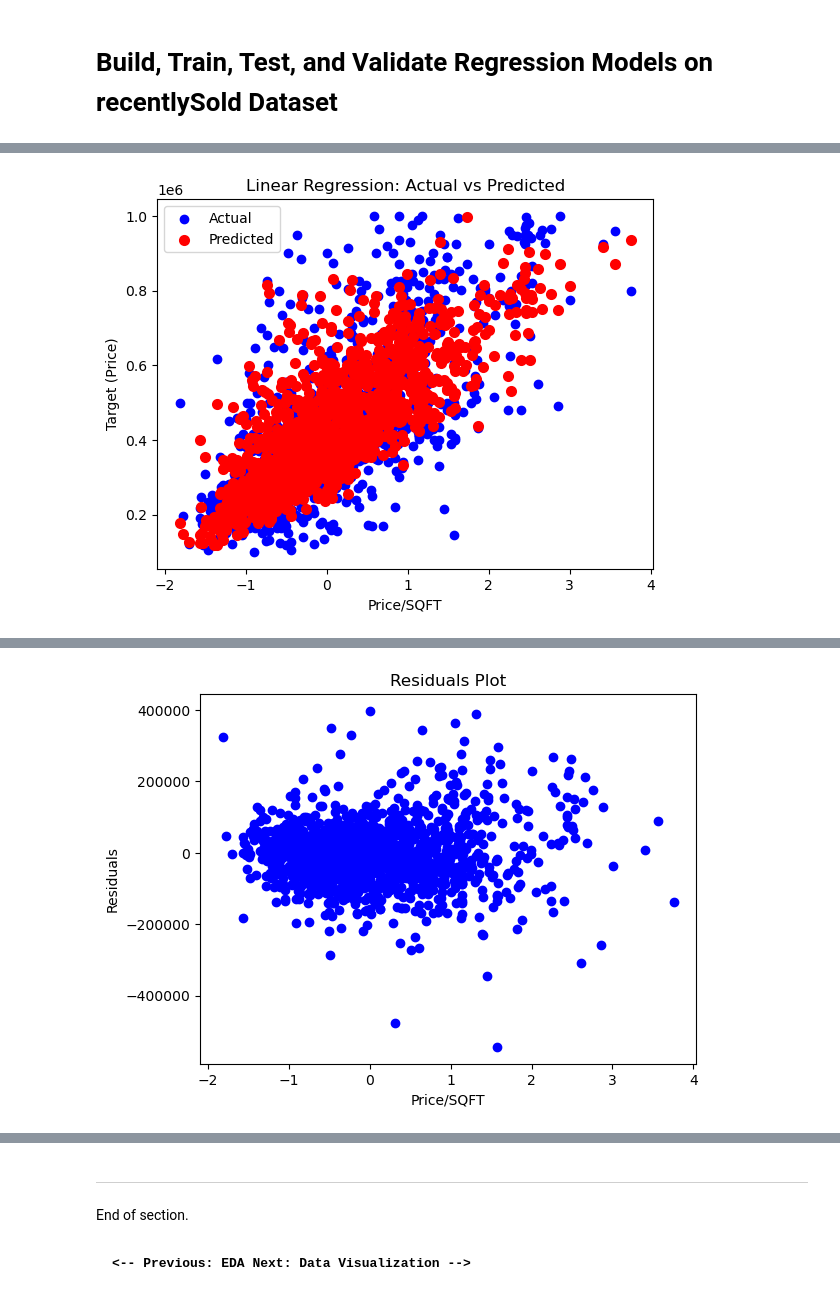
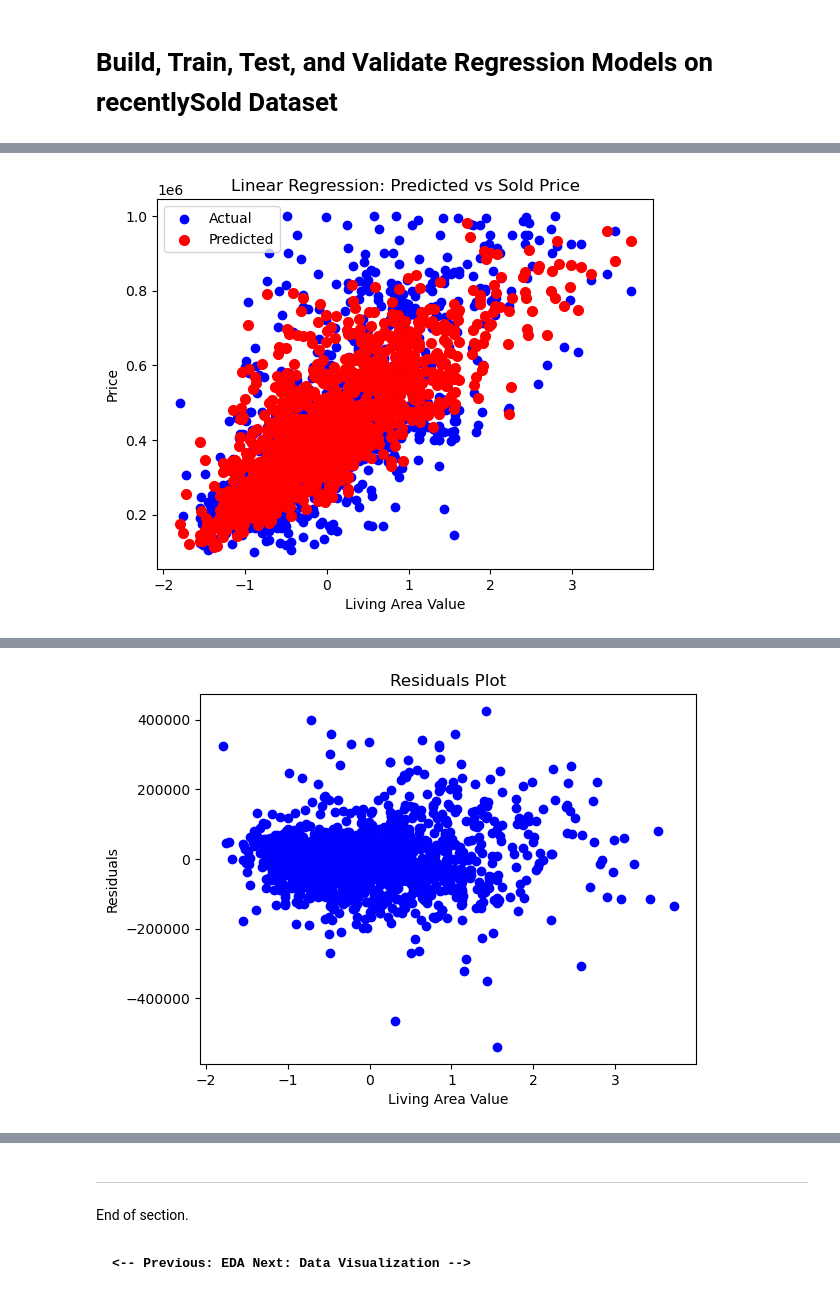
Before and after one commit to Jonathan-Tiede/RealEstate_Recommender, a Jupyter notebook: dataPrediction.ipynb, the cells around one changed output, grey strips where cells are left out. Drawn from its saved outputs; the diff is of its cells as text; code cells hidden in the pictures.

```diff
--- a/dataPrediction.ipynb
+++ b/dataPrediction.ipynb
@@ -445,7 +401,16 @@ X_train, X_test, y_train, y_test = train_test_split(X_recentlySold, y_recentlySo
 - GET RID OF ZIPCODE AND REPLACE WITH VALUES SUCH AS POPULATION, AVERAGE INCOME, AVERAGE FAMILY SIZE, ETC.
 '''
 
-scaler = RobustScaler()
-X_train.iloc[:,0:11] = scaler.fit_transform(X_train.iloc[:,0:11]) # Make sure no dummy features are present here.
-X_test.iloc[:,0:11] = scaler.transform(X_test.iloc[:,0:11])
-X_forSale.iloc[:,0:11] = scaler.transform(X_forSale.iloc[:,0:11])
+scaler_x = RobustScaler()
+X_train.iloc[:,0:11] = scaler_x.fit_transform(X_train.iloc[:,0:11]) # Make sure no dummy features are present here.
+X_test.iloc[:,0:11] = scaler_x.transform(X_test.iloc[:,0:11])
+X_forSale.iloc[:,0:11] = scaler_x.transform(X_forSale.iloc[:,0:11])
+
+'''Currently not working'''
+# y_train = y_train.values
+# y_test = y_test.values
+# y_forSale = y_forSale.values
+# scaler_y = RobustScaler()
+# y_train = scaler_y.fit_transform(y_train.reshape(len(y_train), 1))
+# y_test = scaler_y.transform(y_test.reshape(len(y_test), 1))
+# y_forSale = scaler_y.transform(y_forSale.reshape(len(y_forSale), 1))
@@ -478,81 +426,67 @@ MODEL.append('Linear Regression')
 # Build, train, and test the model
 parameters = {'fit_intercept':[True, False]}
 lr = LinearRegression()
-rkf = RepeatedKFold(n_splits=10, n_repeats=10, random_state=42)
-linReg = GridSearchCV(estimator=lr, param_grid=parameters, cv=rkf, scoring='neg_root_mean_squared_error')
+rkf = RepeatedKFold(n_splits=5, n_repeats=10, random_state=42)
+linReg = GridSearchCV(estimator=lr, param_grid=parameters, cv=rkf, scoring='r2')
 linReg.fit(X_train, y_train)
 y_pred = linReg.predict(X_test)
 
-# Visualize the results
-plt.scatter(X_test.iloc[:,1], y_test, color='blue', label='Actual')
-plt.scatter(X_test.iloc[:,1], y_pred, color='red', linewidth=2, label='Predicted')
-plt.xlabel('Price/SQFT')
-plt.ylabel('Target (Price)')
-plt.title('Linear Regression: Actual vs Predicted')
-plt.legend()
-plt.show()
+
 
 # Validate the model
-print("Tuned Hyperparameters :(Best Parameters) ",linReg.best_params_)
-print("Training R_Squared:",linReg.best_score_) # this value is the best score on TRAINING data!!
-Training_R2.append(linReg.best_score_)
+print("Tuned Hyperparameters: ",linReg.best_params_)
+print('')
+
 print('Training Metrics:')
-
-score_lr = linReg.score(X_train, y_train) # this value is the best score on TESTING data!!
-print("Testing R_Squared: ", score_lr)
-score_lr = mean_squared_error(y_train, linReg.predict(X_train))
-print("MSE: ", score_lr)
-MSE.append(score_lr)
-score_lr = np.sqrt(score_lr)
-print("RMSE: ", score_lr)
-RMSE.append(score_lr)
+score_lr = linReg.score(X_train, y_train)
+print("Training R_Squared: ", score_lr)
+Training_R2.append(score_lr)
 score_lr = mean_absolute_error(y_train, linReg.predict(X_train))
 print("MAE: ", score_lr)
 MAE.append(score_lr)
 score_lr = mean_absolute_percentage_error(y_train, linReg.predict(X_train))
 print("MAPE: ", score_lr)
 MAPE.append(score_lr)
-# score_lr = mean_squared_log_error(y_train, linReg.predict(X_train))
-# print("MSLE: ", score_lr)
-MSLE.append(None)
 score_lr = r2_score(y_train, linReg.predict(X_train))
 n = len(y_train)
 k = X_train.shape[1]
 score_lr = 1 - ((1-score_lr) * (n-1) / (n-k-1))
 print("Adjusted R2 Score: ", score_lr)
+ATraining_R2.append(score_lr)
 print('')
 
 print('Test Metrics:')
 score_lr = linReg.score(X_test, y_test) # this value is the best score on TESTING data!!
 print("Testing R_Squared: ", score_lr)
 Testing_R2.append(score_lr)
-score_lr = mean_squared_error(y_test, y_pred)
-print("MSE: ", score_lr)
-tMSE.append(score_lr)
-score_lr = np.sqrt(score_lr)
-print("RMSE: ", score_lr)
-tRMSE.append(score_lr)
 score_lr = mean_absolute_error(y_test, y_pred)
 print("MAE: ", score_lr)
 tMAE.append(score_lr)
 score_lr = mean_absolute_percentage_error(y_test, y_pred)
 print("MAPE: ", score_lr)
 tMAPE.append(score_lr)
-# score_lr = mean_squared_log_error(y_test, y_pred)
-# print("MSLE: ", score_lr)
-tMSLE.append(score_lr)
 score_lr = r2_score(y_test, y_pred)
 n = len(y_test)
 k = X_test.shape[1]
 score_lr = 1 - ((1-score_lr) * (n-1) / (n-k-1))
 print("Adjusted R2 Score: ", score_lr)
+ATesting_R2.append(score_lr)
 print('')
+
+# Visualize the results
+plt.scatter(X_test['livingAreaValue'].values, y_test, color='blue', label='Actual')
+plt.scatter(X_test['livingAreaValue'].values, y_pred, color='red', linewidth=2, label='Predicted')
+plt.xlabel('Living Area Value')
+plt.ylabel('Price')
+plt.title('Linear Regression: Predicted vs Sold Price')
+plt.legend()
+plt.show()
 
 # Plot errors
 residuals = y_test - y_pred
 # Scatter plot of residuals
-plt.scatter(X_test.iloc[:,1], residuals, color='blue', marker='o')
-plt.xlabel('Price/SQFT')
+plt.scatter(X_test['livingAreaValue'].values, residuals, color='blue', marker='o')
+plt.xlabel('Living Area Value')
 plt.ylabel('Residuals')
 plt.title('Residuals Plot')
 plt.show()
@@ -569 +516 @@ del residuals
-[figure, old version]
+[figure, new version]
@@ -587 +517 @@ Adjusted R2 Score:  0.7665581909978233
-[figure, old version]
+[figure, new version]
```
Also changed, not shown: parts of 28 cells of this notebook, 3 other files.
